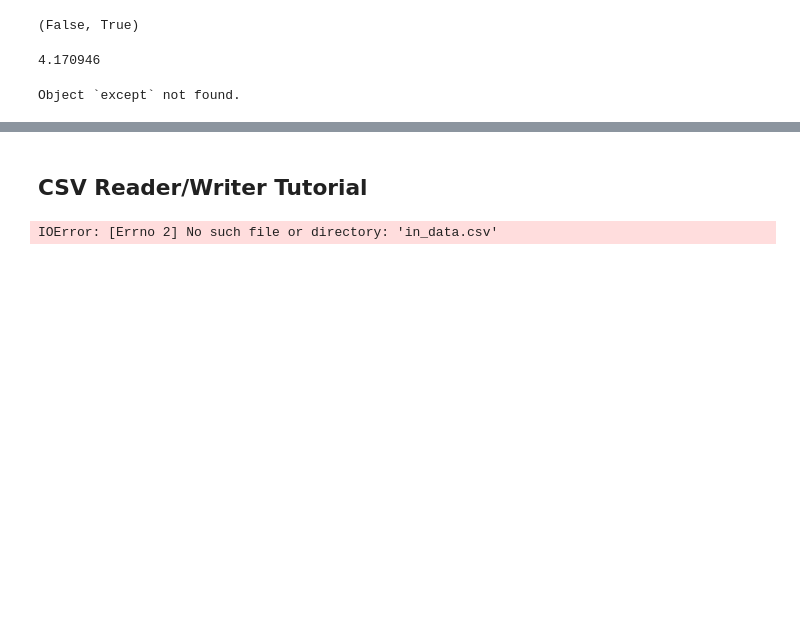
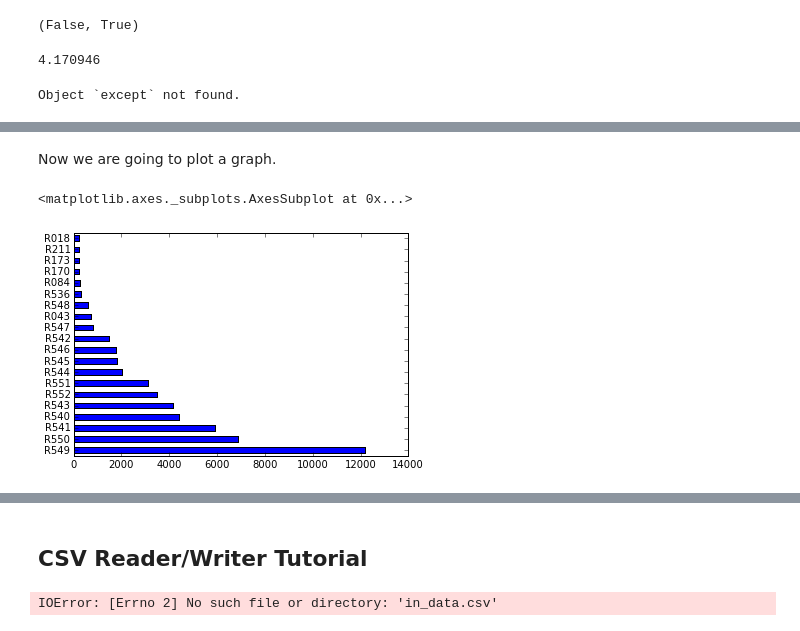
Before and after one commit to curiouspal/python-lessons, a Jupyter notebook: test2-pal.ipynb, the cells around one changed output, grey strips where cells are left out. Cells and saved outputs as stored; diff of their text form; code cells hidden in the pictures; blank space fills up the shorter version.

```diff
--- a/test2-pal.ipynb
+++ b/test2-pal.ipynb
@@ -162,0 +167,5 @@ Object `except` not found.
+# %%
+import pandas as pd
+records = pd.read_csv('turnstile_data_master_with_weather.csv')
+frame = pd.DataFrame(records)
+frame
@@ -162,0 +222,5 @@ Object `except` not found.
+# %%
+UNIT_counts = frame['UNIT'].value_counts()
+print(UNIT_counts[0:5])  # Note that they are listed in a descending order of count by default.
+                         # But the output is not a data frame itself.
+UNIT_counts[0:10].mean()
@@ -162,0 +238,9 @@ Object `except` not found.
+# %% [markdown]
+Now we are going to plot a graph.
+# %%
+%matplotlib inline  ## Without this line of code, the plot will not show up.
+import matplotlib.pyplot as plt
+UNIT_counts[:20].plot(kind='barh', rot=0)
+# %% [output]
+<matplotlib.axes._subplots.AxesSubplot at 0x...>
+[figure, added]
```
Also changed, not shown: parts of 14 cells of this notebook.
